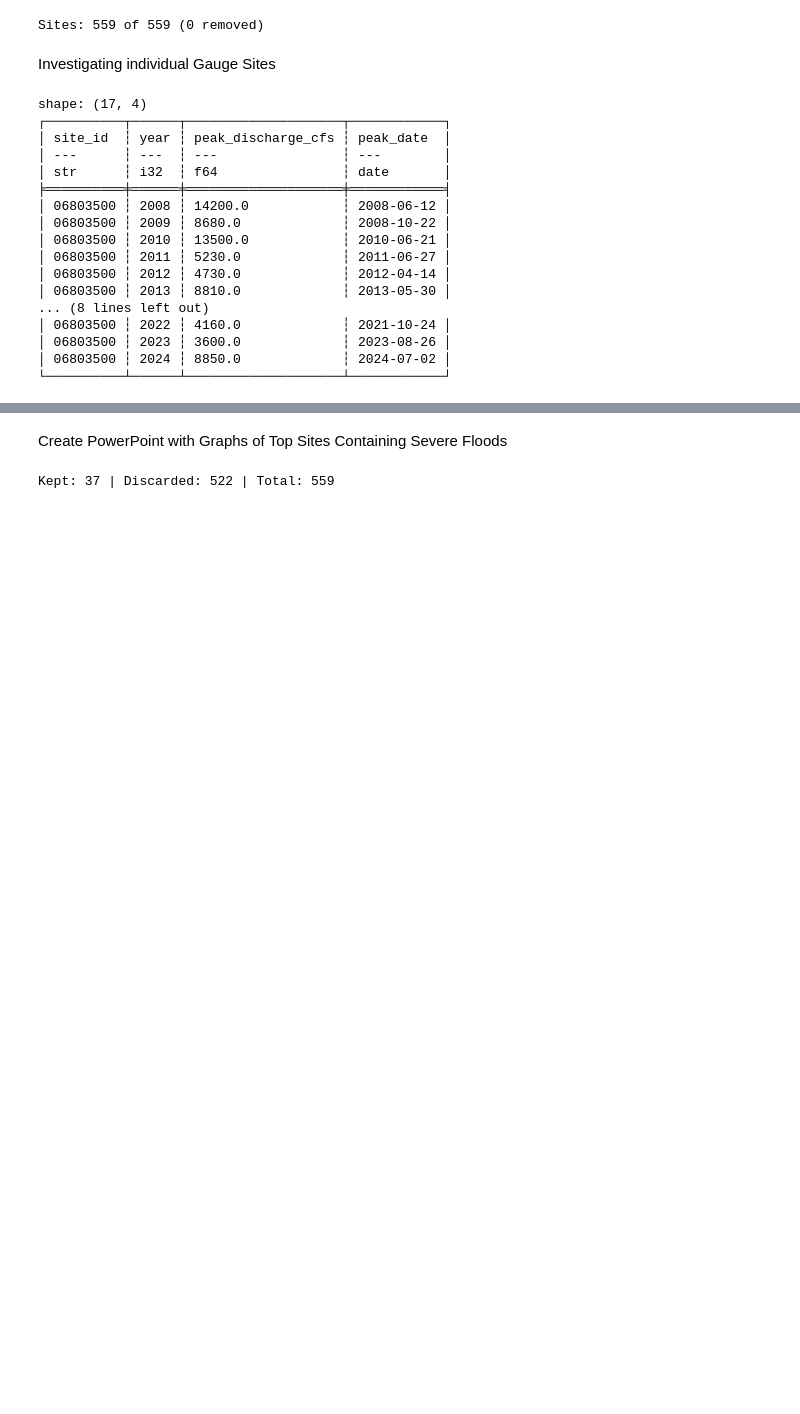
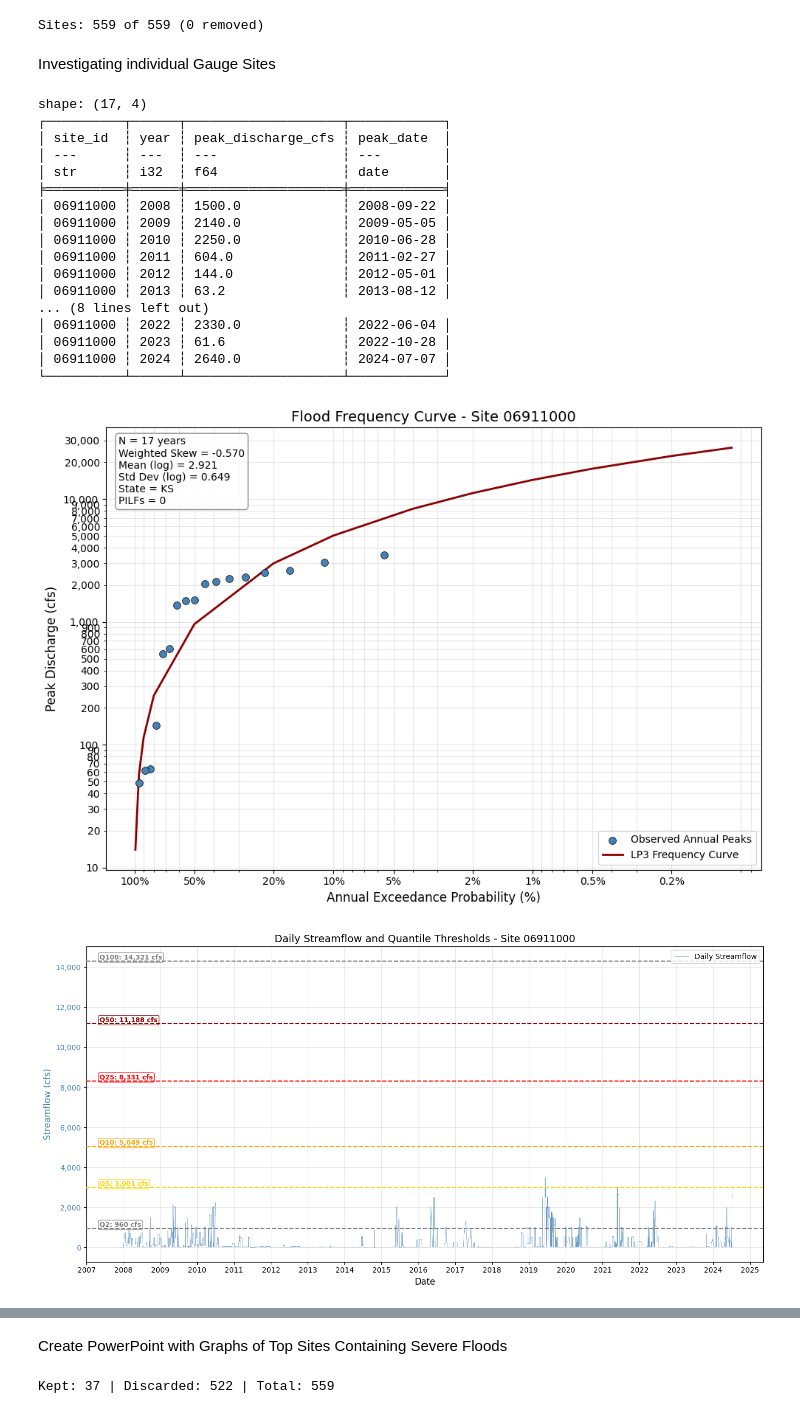
Before and after one commit to connorjsmith28/Flood-Forecasting, a Jupyter notebook: notebooks/data_exploration/Log_Pearson3_Flooding.ipynb, the cells around one changed output, grey strips where cells are left out. Drawn from its saved outputs; the diff is of its cells as text; code cells hidden in the pictures; blank space fills up the shorter version.

```diff
--- a/notebooks/data_exploration/Log_Pearson3_Flooding.ipynb
+++ b/notebooks/data_exploration/Log_Pearson3_Flooding.ipynb
@@ -417,7 +419,7 @@ def calc_lp3_analysis(
 
     Outputs:
         pl.DataFrame
-            Results with LP3 parameters, quantiles, flood counts, and optionally MGB threshold
+            Results with LP3 parameters, quantiles, and optionally MGB threshold
     """
 
     results = []
@@ -497,7 +499,6 @@ def calc_lp3_analysis(
             log_Q = pearson3.ppf(non_exceedance_prob, weighted_skew, loc=mean_log, scale=std_log)
             Q = 10 ** log_Q
             row[f"Q{T}_cfs"] = Q
-            row[f"floods_Q{T}"] = int(np.sum(peaks >= Q))
 
         results.append(row)
 
@@ -524,0 +642,7 @@ Count Flooding Events for each Time Period's Streamflow Threshold
+# %%
+flooding_events = get_flooding_events(
+    daily_df=sfd_df,
+    lp3_results=lp3_results,
+    station_col="site_id",
+    discharge_col="streamflow_cfs_max",
+)
@@ -525,17 +671,18 @@ Count Flooding Events for each Time Period's Streamflow Threshold
 # %%
 def count_floods_by_quantile(
-    annual_peaks_df: pl.DataFrame,
+    flooding_events: pl.DataFrame,
     lp3_results: pl.DataFrame,
     station_col: str = "site_id",
-    discharge_col: str = "peak_discharge_cfs"
+    discharge_col: str = "streamflow_cfs_max"
 ) -> pl.DataFrame:
     """
-    Count the number of annual peaks that exceed each quantile threshold.
+    Count flooding events per site that exceed each quantile threshold.
+    A single large event counts toward all lower quantiles it exceeds.
 
     Parameters:
     -----------
-    annual_peaks_df : pl.DataFrame
-        DataFrame with columns [site_id, year, peak_discharge_cfs]
+    flooding_events : pl.DataFrame
+        DataFrame with columns [site_id, observed_date, streamflow_cfs, classification]
     lp3_results : pl.DataFrame
         DataFrame with LP3 quantiles (Q2_cfs, Q5_cfs, etc.)
     station_col : str
@@ -545,10 +692,9 @@ def count_floods_by_quantile(
 
     Returns:
     --------
-    pl.DataFrame : lp3_results with flood count columns added
+    pl.DataFrame : lp3_results with floods_Q* count columns added
     """
 
-    # Identify quantile columns
     q_columns = [col for col in lp3_results.columns if col.startswith("Q") and col.endswith("_cfs")]
 
     flood_counts = []
@@ -556,9 +702,9 @@ def count_floods_by_quantile(
     for row in lp3_results.iter_rows(named=True):
         site_id = row[station_col]
 
-        # Get peak discharges for this site
+        # Get all event peaks for this site
         site_peaks = (
-            annual_peaks_df
+            flooding_events
             .filter(pl.col(station_col) == site_id)
             .filter(pl.col(discharge_col).is_not_null())
             .select(discharge_col)
@@ -568,15 +714,14 @@ def count_floods_by_quantile(
 
         counts = {station_col: site_id}
 
-        # Count floods exceeding each quantile
+        # Count events exceeding each quantile — a Q100 event counts toward Q50, Q25, etc.
         for q_col in q_columns:
             threshold = row[q_col]
-            if threshold is not None:
+            if threshold is not None and len(site_peaks) > 0:
                 count = int(np.sum(site_peaks >= threshold))
             else:
-                count = None
+                count = 0
 
-            # Create column name (e.g., Q10_cfs -> floods_Q10)
             return_period = q_col.replace("_cfs", "").replace("Q", "")
             counts[f"floods_Q{return_period}"] = count
 
@@ -584,7 +729,6 @@ def count_floods_by_quantile(
 
     flood_counts_df = pl.DataFrame(flood_counts)
 
-    # Join flood counts to lp3_results
     result = lp3_results.join(
         flood_counts_df,
         on=station_col,
@@ -595,8 +739,8 @@ def count_floods_by_quantile(
 # %%
 # Calculate the Log-Pearson Type III quantiles and flood counts for each site
 lp3_results = count_floods_by_quantile(
-    annual_peaks_df=annual_peaks_sfd,
+    flooding_events=flooding_events,
     lp3_results=lp3_results,
     station_col="site_id",
-    discharge_col="peak_discharge_cfs"
+    discharge_col="streamflow_cfs_max"
 )
@@ -1232,28 +1379,30 @@ def plot_daily_streamflow_with_thresholds(
 # %% [markdown]
 Investigating individual Gauge Sites
 # %%
-inv_gauge_site_id = "06803500"
+inv_gauge_site_id = "06911000"
 print(annual_peaks_sfd.filter(pl.col("site_id") == inv_gauge_site_id))
 plot_flood_frequency_curve(annual_peaks_sfd, lp3_results, inv_gauge_site_id)
 plot_daily_streamflow_with_thresholds(sfd_df, lp3_results, inv_gauge_site_id);
 # %% [output]
 shape: (17, 4)
 ┌──────────┬──────┬────────────────────┬────────────┐
 │ site_id  ┆ year ┆ peak_discharge_cfs ┆ peak_date  │
 │ ---      ┆ ---  ┆ ---                ┆ ---        │
 │ str      ┆ i32  ┆ f64                ┆ date       │
 ╞══════════╪══════╪════════════════════╪════════════╡
-│ 06803500 ┆ 2008 ┆ 14200.0            ┆ 2008-06-12 │
-│ 06803500 ┆ 2009 ┆ 8680.0             ┆ 2008-10-22 │
-│ 06803500 ┆ 2010 ┆ 13500.0            ┆ 2010-06-21 │
-│ 06803500 ┆ 2011 ┆ 5230.0             ┆ 2011-06-27 │
-│ 06803500 ┆ 2012 ┆ 4730.0             ┆ 2012-04-14 │
-│ 06803500 ┆ 2013 ┆ 8810.0             ┆ 2013-05-30 │
+│ 06911000 ┆ 2008 ┆ 1500.0             ┆ 2008-09-22 │
+│ 06911000 ┆ 2009 ┆ 2140.0             ┆ 2009-05-05 │
+│ 06911000 ┆ 2010 ┆ 2250.0             ┆ 2010-06-28 │
+│ 06911000 ┆ 2011 ┆ 604.0              ┆ 2011-02-27 │
+│ 06911000 ┆ 2012 ┆ 144.0              ┆ 2012-05-01 │
+│ 06911000 ┆ 2013 ┆ 63.2               ┆ 2013-08-12 │
 ... (8 lines left out)
-│ 06803500 ┆ 2022 ┆ 4160.0             ┆ 2021-10-24 │
-│ 06803500 ┆ 2023 ┆ 3600.0             ┆ 2023-08-26 │
-│ 06803500 ┆ 2024 ┆ 8850.0             ┆ 2024-07-02 │
+│ 06911000 ┆ 2022 ┆ 2330.0             ┆ 2022-06-04 │
+│ 06911000 ┆ 2023 ┆ 61.6               ┆ 2022-10-28 │
+│ 06911000 ┆ 2024 ┆ 2640.0             ┆ 2024-07-07 │
 └──────────┴──────┴────────────────────┴────────────┘
+[figure, added]
+[figure, added]
 # %%
 with pl.Config(tbl_cols=-1):
     print(lp3_results.filter(pl.col("site_id") == inv_gauge_site_id))
```
Also changed, not shown: parts of 20 cells of this notebook, 4 other files.
